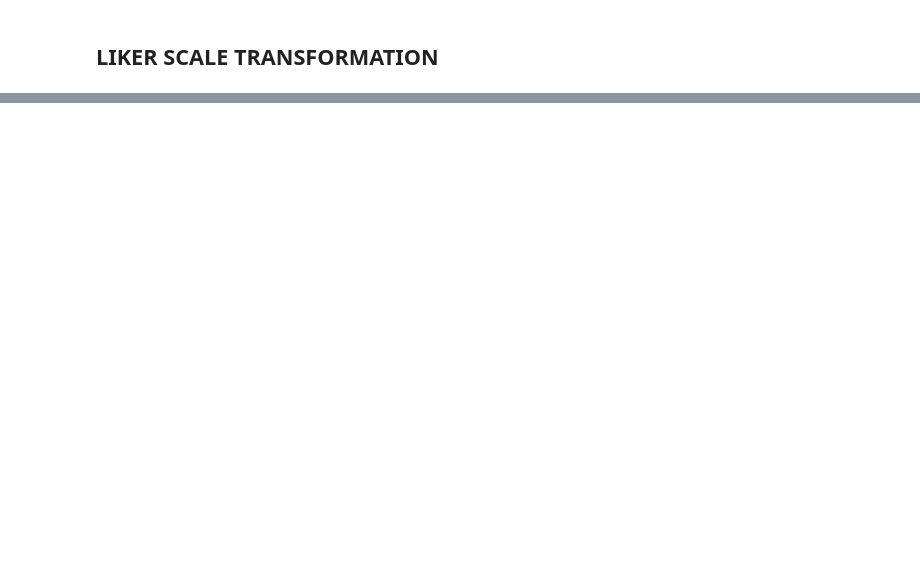
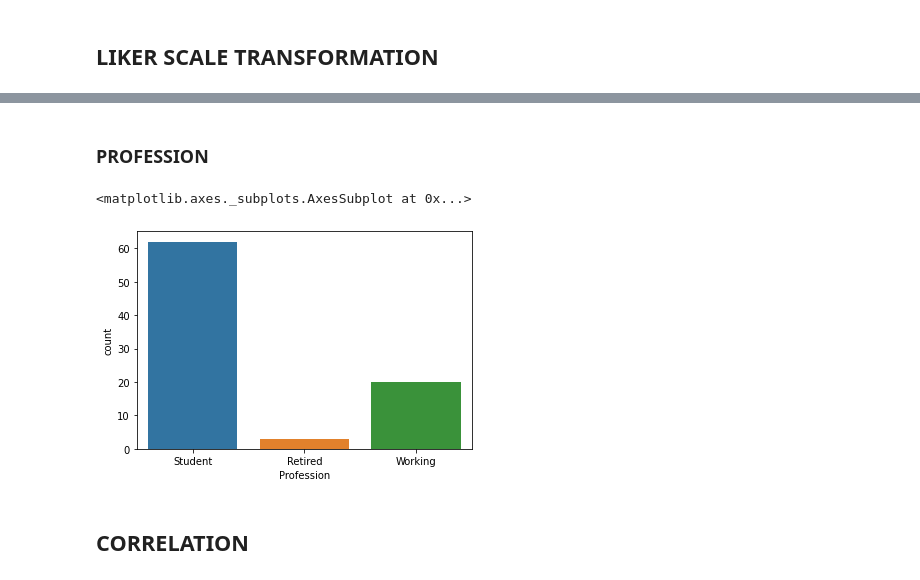
Before and after one commit to AayushVyasKIIT/Data-Analysis---Effects-of-yoga, a Jupyter notebook: DA Assignment.ipynb, the cells around one changed output, grey strips where cells are left out. Cells and saved outputs as stored; diff of their text form; code cells hidden in the pictures; blank space fills up the shorter version.

```diff
--- a/DA Assignment.ipynb
+++ b/DA Assignment.ipynb
@@ -123,0 +179,9 @@ data
+# %% [markdown]
+### PROFESSION
+# %%
+sb.countplot(data["Profession"])
+# %% [output]
+<matplotlib.axes._subplots.AxesSubplot at 0x...>
+[figure, added]
+# %% [markdown]
+## CORRELATION
```
Also changed, not shown: parts of 13 cells of this notebook, 3 other files.
